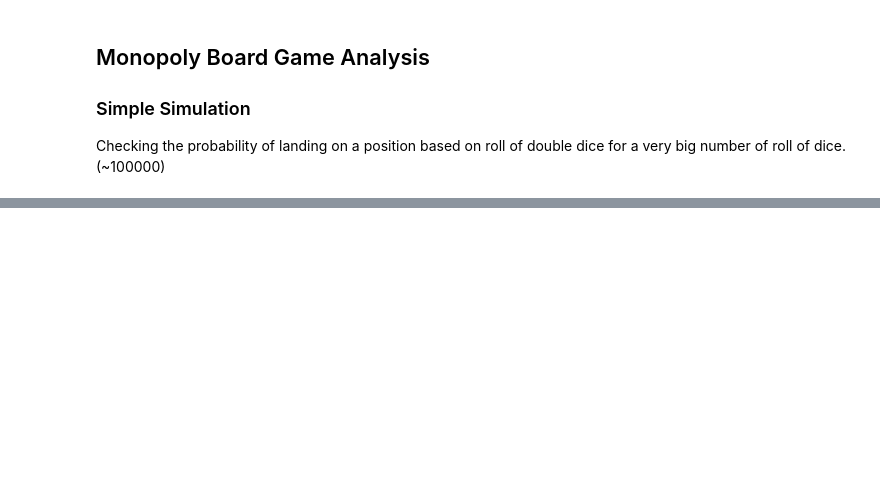
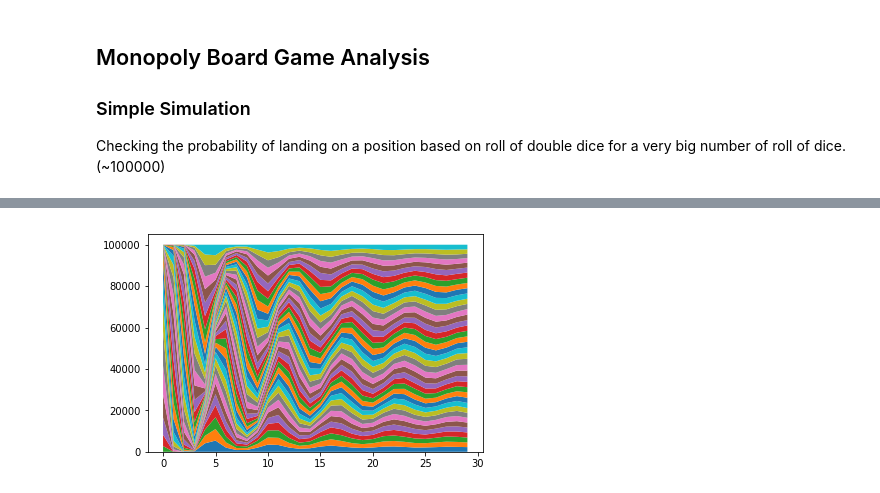
Before and after one commit to meenurajapandian/monopoly, a Jupyter notebook: Notes.ipynb, the cells around one changed output, grey strips where cells are left out. Cells and saved outputs as stored; diff of their text form; code cells hidden in the pictures; blank space fills up the shorter version.

```diff
--- a/Notes.ipynb
+++ b/Notes.ipynb
@@ -34,0 +70,24 @@ So distribution wrt to time. Is that even a thing?
+# %%
+t_places = np.zeros((40,30), dtype=int)
+for i in range(1,100000): # Repeat timeline simulation 100 times
+    position = 0
+    for j in range(0,30): # For 500 time points
+        d1 = randint(1, 6)  # Dice 2
+        d2 = randint(1, 6)  # Dice 1
+        d = d1 + d2
+        position += d
+        if position == 30:  # Jail position
+            t_places[position,j] += 1  # Actually in Jail taken away
+            position = 10  # But the position is set to 10 which is actually the jail
+        elif position >= 40:
+            position -= 40  # Resetting once Go is reached
+            t_places[position,j] += 1
+        else:
+            t_places[position,j] += 1
+# %%
+x = range(0,30)
+fig, ax = plt.subplots()
+ax.stackplot(x, t_places)
+plt.show()
+# %% [output]
+[figure, added]
```
Also changed, not shown: parts of 8 cells of this notebook, 2 other files.
